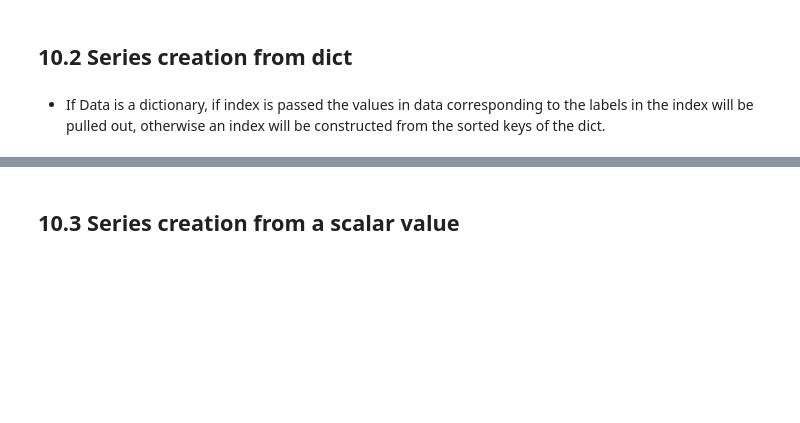
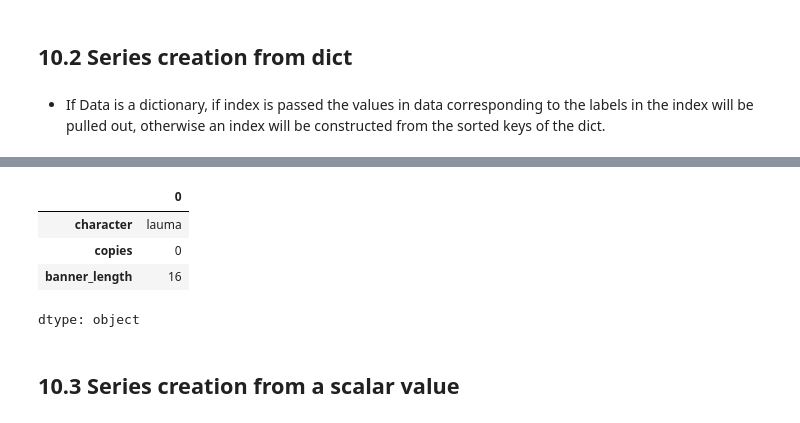
Before and after one commit to cirrus03/Week1-Intro-to-Python, a Jupyter notebook: introduction_to_python.ipynb, the cells around one changed output, grey strips where cells are left out. Saved outputs shown, nothing was run; the diff lists cells and outputs as text; code cells hidden in the pictures; blank space fills up the shorter version.

```diff
--- a/introduction_to_python.ipynb
+++ b/introduction_to_python.ipynb
@@ -1325,4 +1376,17 @@ xyz    3
 dtype: int64
+# %%
+#make a dictionary
+data= {"character": "lauma", "copies": 0, "banner_length": 16}
+
+#create series based off dictionary
+#keys used for index
+pd.Series(data)
+# %% [output]
+|  | 0 |
+| character | lauma |
+| copies | 0 |
+| banner_length | 16 |
+dtype: object
 # %% [markdown]
 ## 10.3 Series creation from a scalar value
 # %% [markdown]
```
Also changed, not shown: parts of 17 cells of this notebook.
